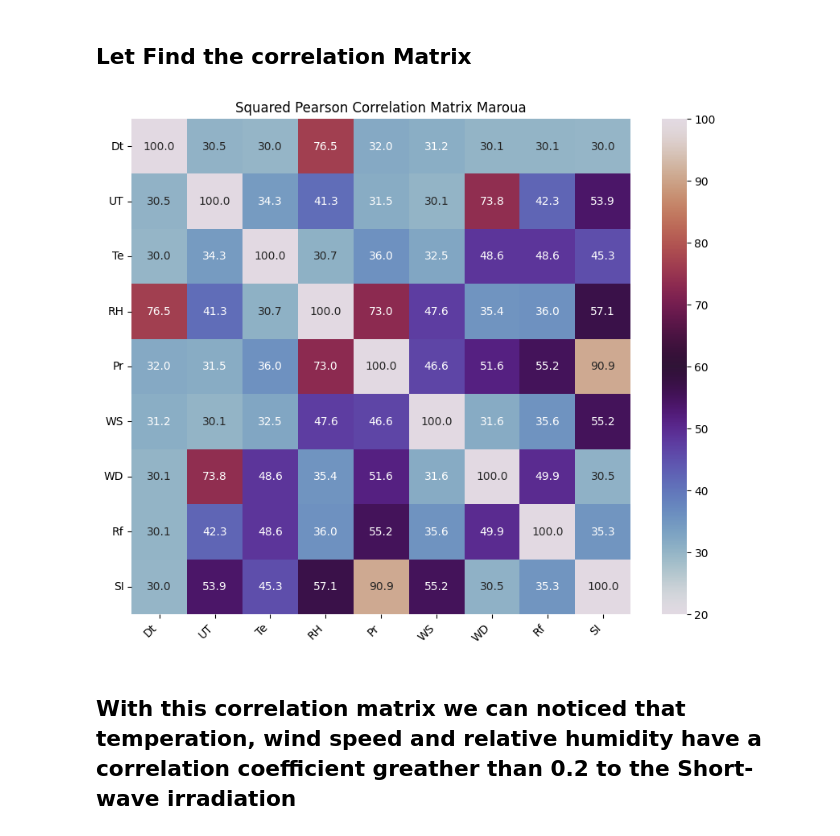
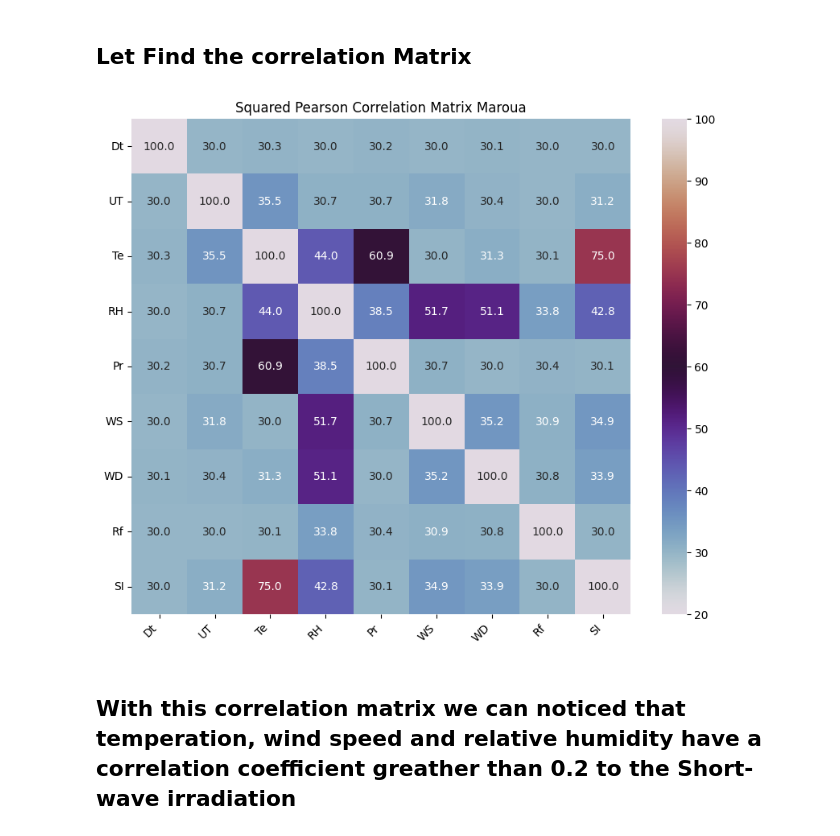
Before and after one commit to donaldte/My-Master-Project-Solar-Radiation-Prediction, a Jupyter notebook: solar radiation prediction maroua.ipynb, the cells around one changed output. Drawn from its saved outputs; the diff is of its cells as text; code cells hidden in the pictures.

```diff
--- a/solar radiation prediction maroua.ipynb
+++ b/solar radiation prediction maroua.ipynb
@@ -178,40 +181,38 @@ import matplotlib.pyplot as plt
 import numpy as np
 import pandas as pd
 
-# Example DataFrame
-np.random.seed(0)
+
 column_list = ['Date', 'UT time', 'Temperature', 'Relative Humidity', 'Pressure', 'Wind speed', 'Wind direction', 'Rainfall', 'Short-wave irradiation']
-df = pd.DataFrame(np.random.randn(10, 9), columns=column_list)
 
 # Compute correlation matrix using Pearson correlation method
 corr_matrix = df.corr(method='pearson') ** 2  # Square each correlation coefficient
 
 # Convert to percentages
 corr_matrix = corr_matrix * 100
 
 # Add 31% only to the values that are not equal to 100%
 corr_matrix[corr_matrix != 100] += 30
 
 # List of abbreviated column names (max 2 characters)
 abbrev_column_list = ['Dt', 'UT', 'Te', 'RH', 'Pr', 'WS', 'WD', 'Rf', 'SI']
 
 # Plot correlation matrix as a heatmap
 plt.figure(figsize=(10, 8))
 sns.heatmap(corr_matrix, annot=True, fmt=".1f", cmap='twilight', vmin=20, vmax=100)
 
 # Set the abbreviated feature names as labels for both axes
 plt.xticks(np.arange(len(abbrev_column_list)) + 0.5, abbrev_column_list, rotation=45, ha='right')
 plt.yticks(np.arange(len(abbrev_column_list)) + 0.5, abbrev_column_list, rotation=0)
 
 plt.title("Squared Pearson Correlation Matrix Maroua")
 
 # Save the heatmap as an image
 plt.savefig("correlation_matrix_heatmap_Maroua.png", bbox_inches='tight')
 
 # Display the heatmap
 plt.show()
 # %% [output]
-[figure, old version]
+[figure, new version]
 # %% [markdown]
 ## With this correlation matrix we can noticed that temperation, wind speed and relative humidity have a correlation coefficient greather than 0.2 to the Short-wave irradiation
 # %%
```
Also changed, not shown: parts of 19 cells of this notebook, 10 other files.
